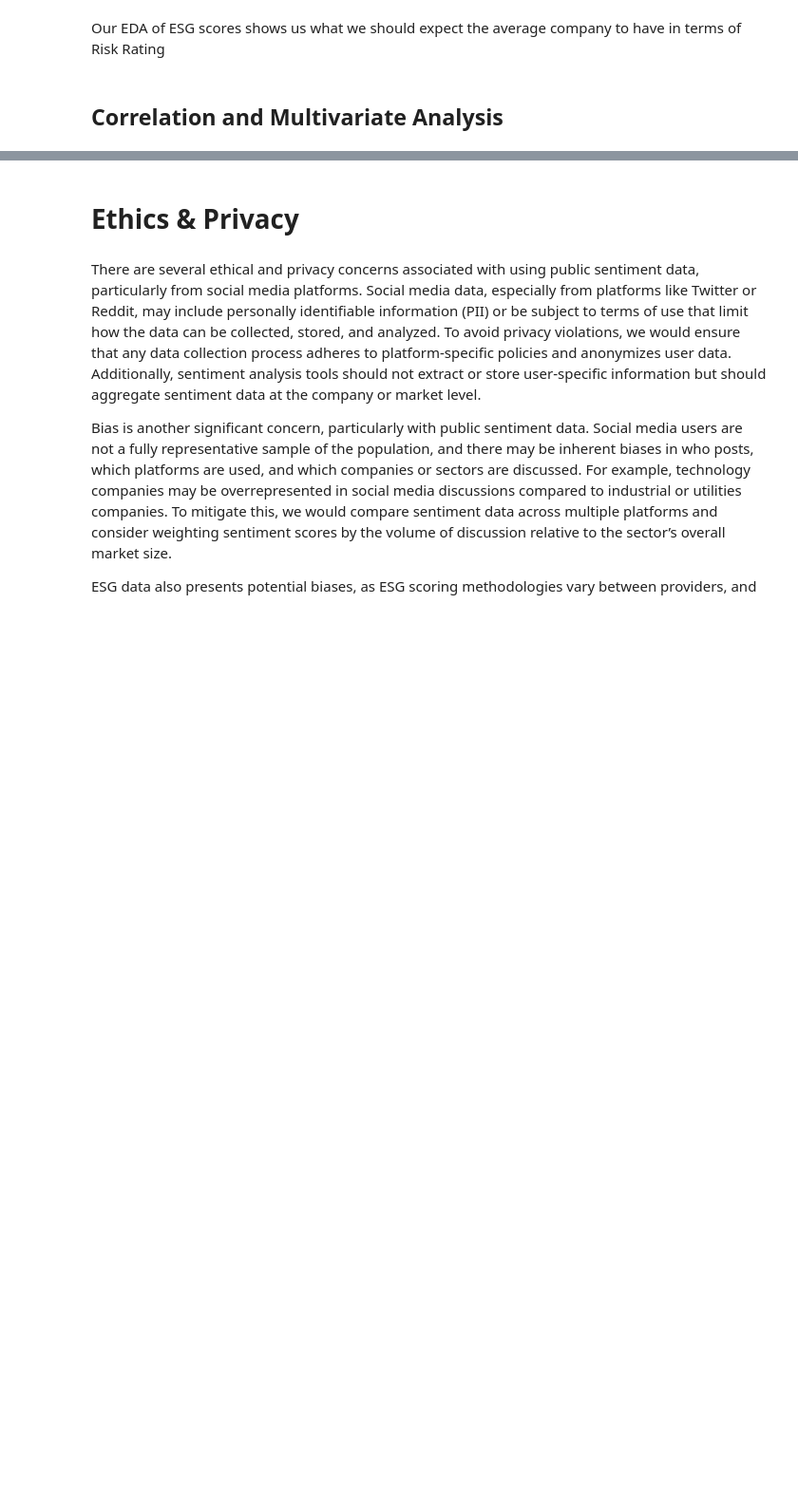
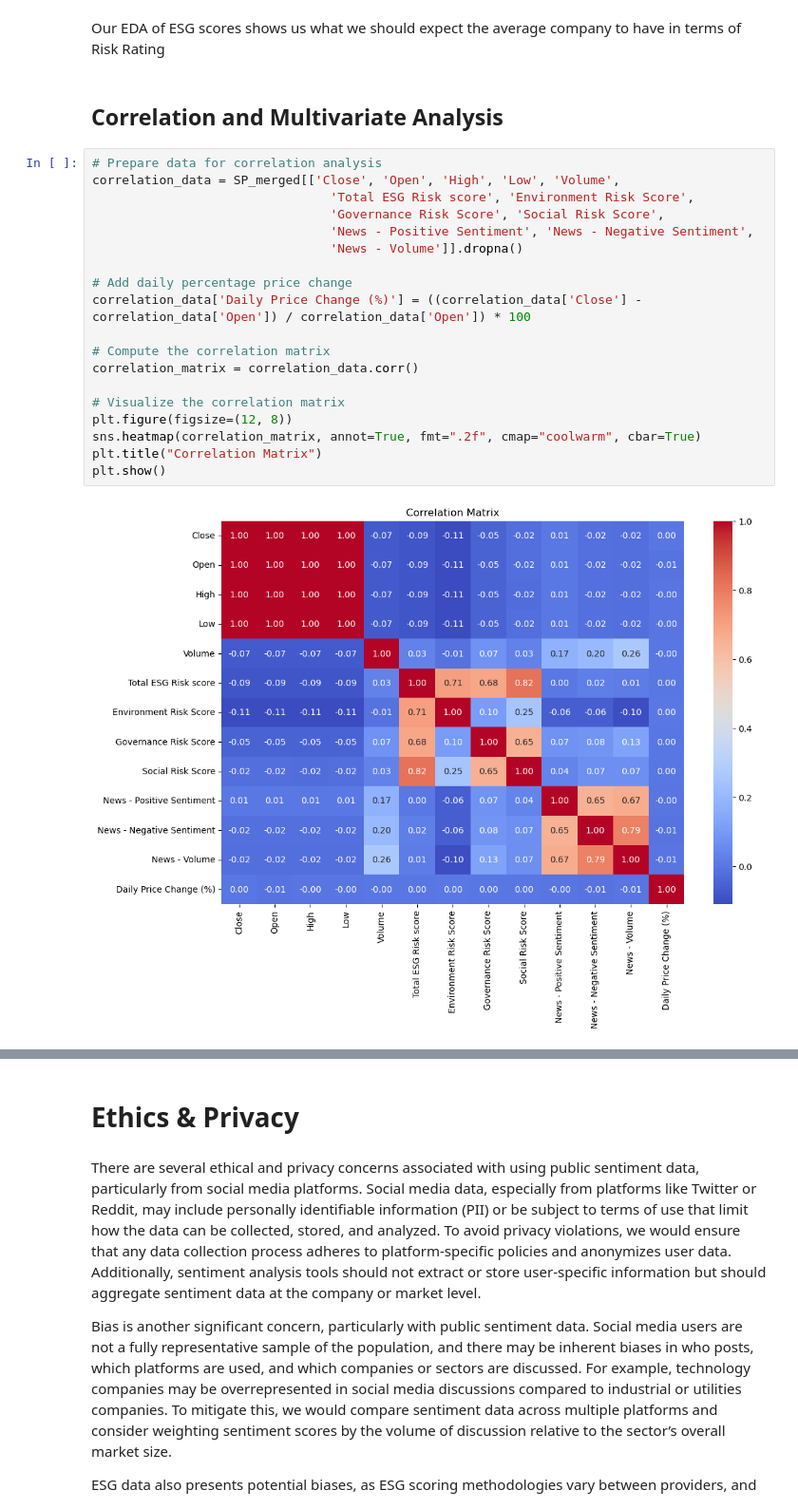
Before and after one commit to SyeinW/Cogs_108_Project_Data, a Jupyter notebook: checkpoint.ipynb, the cells around one changed output, grey strips where cells are left out. Shown: that part at 95% size. Saved outputs shown, nothing was run; the diff lists cells and outputs as text; blank space fills up the shorter version.

```diff
--- a/checkpoint.ipynb
+++ b/checkpoint.ipynb
@@ -278,4 +278,25 @@ Text(0, 0.5, 'Average Score')
 Our EDA of ESG scores shows us what we should expect the average company to have in terms of Risk Rating
 # %% [markdown]
 ## Correlation and Multivariate Analysis
+# %%
+# Prepare data for correlation analysis
+correlation_data = SP_merged[['Close', 'Open', 'High', 'Low', 'Volume',
+                                'Total ESG Risk score', 'Environment Risk Score',
+                                'Governance Risk Score', 'Social Risk Score',
+                                'News - Positive Sentiment', 'News - Negative Sentiment',
+                                'News - Volume']].dropna()
+
+# Add daily percentage price change
+correlation_data['Daily Price Change (%)'] = ((correlation_data['Close'] - correlation_data['Open']) / correlation_data['Open']) * 100
+
+# Compute the correlation matrix
+correlation_matrix = correlation_data.corr()
+
+# Visualize the correlation matrix
+plt.figure(figsize=(12, 8))
+sns.heatmap(correlation_matrix, annot=True, fmt=".2f", cmap="coolwarm", cbar=True)
+plt.title("Correlation Matrix")
+plt.show()
+# %% [output]
+[figure, added]
 # %%
```
Also changed, not shown: parts of 1 cell of this notebook.
